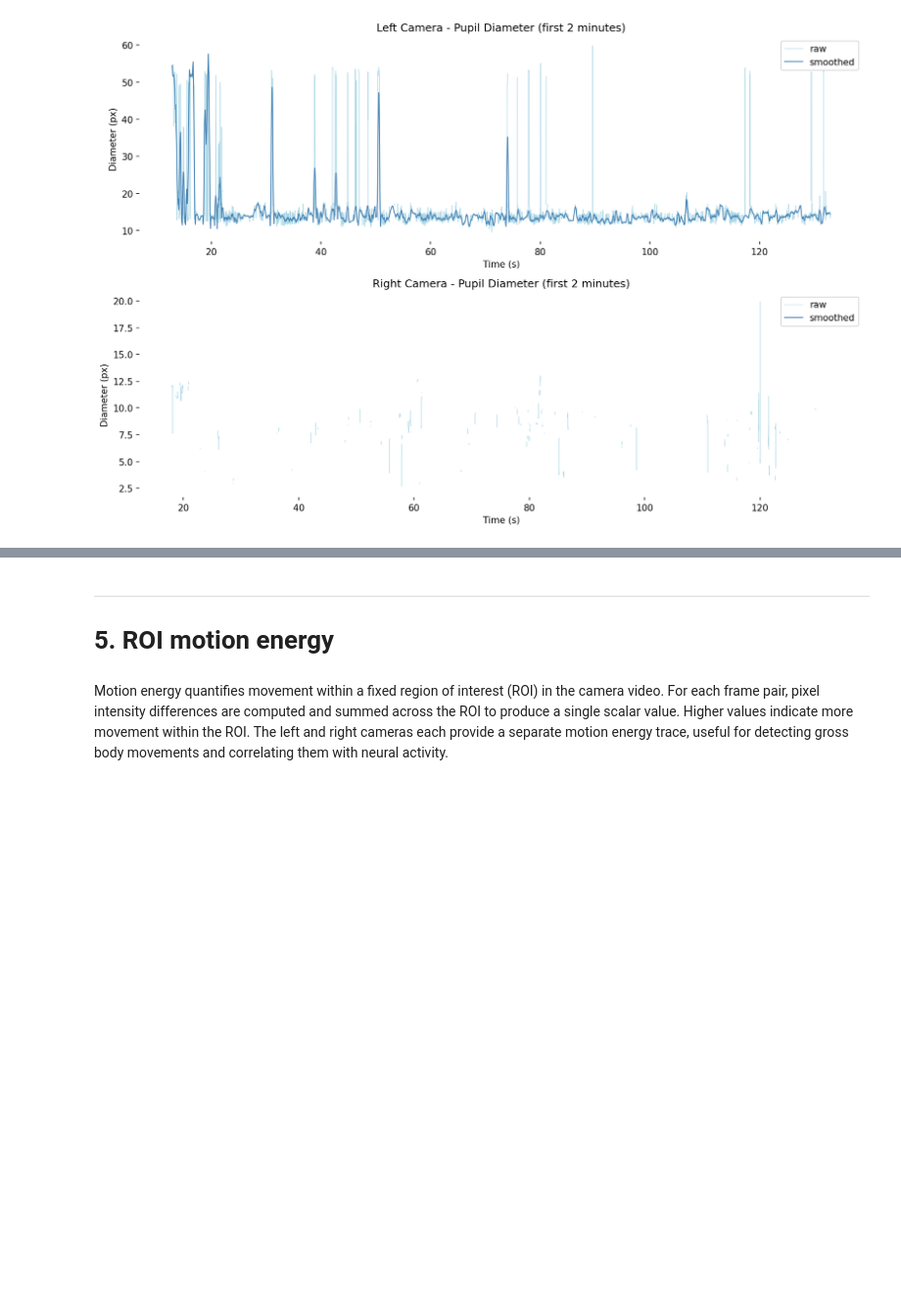
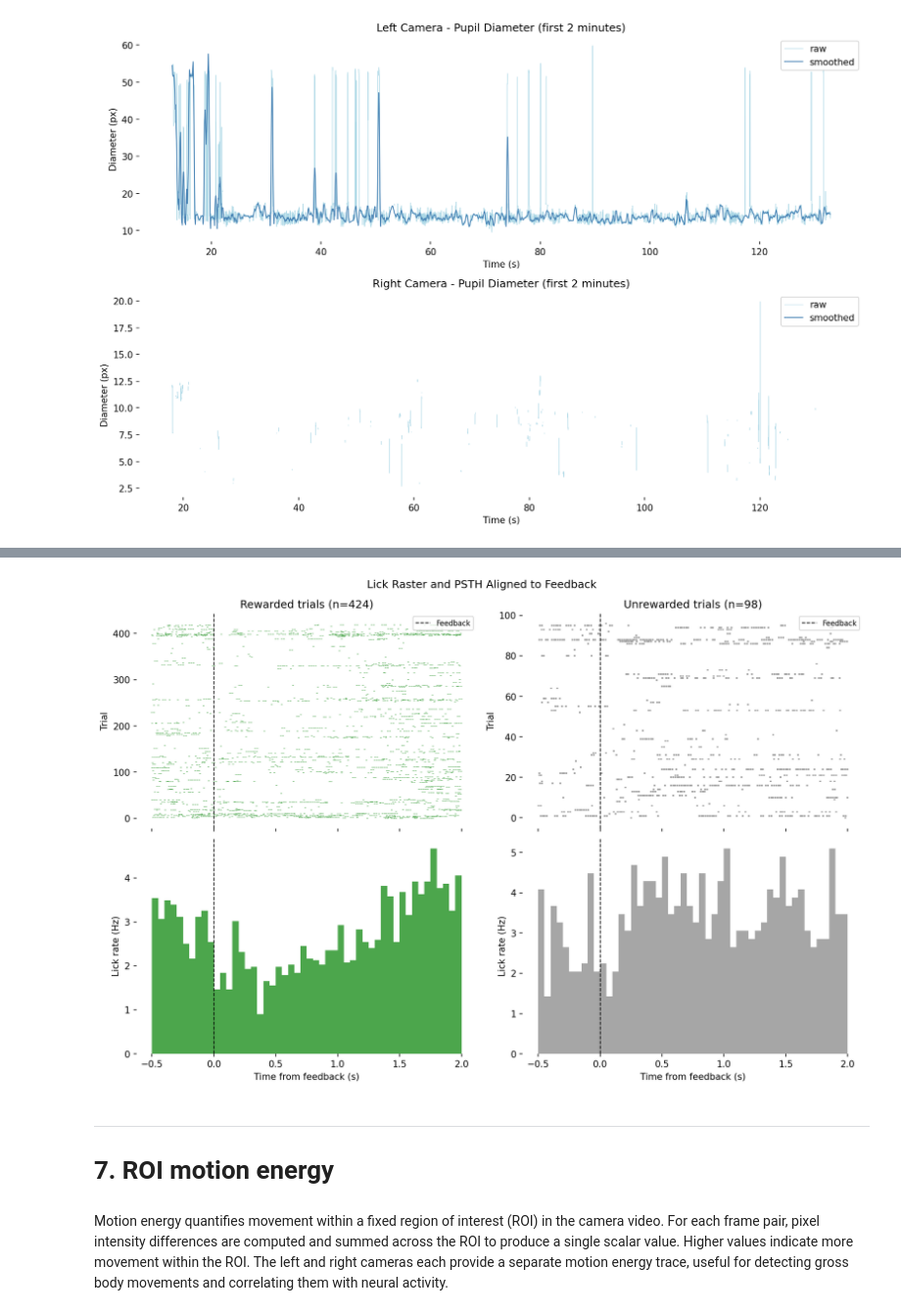
Before and after one commit to catalystneuro/IBL-mesoscope-to-nwb, a Jupyter notebook: src/ibl_mesoscope_to_nwb/mesoscope2025/tutorials/behavior.ipynb, the cells around one changed output, grey strips where cells are left out. Shown at 98% size. Cells and saved outputs as stored; diff of their text form; code cells hidden in the pictures; blank space fills up the shorter version.

```diff
--- a/src/ibl_mesoscope_to_nwb/mesoscope2025/tutorials/behavior.ipynb
+++ b/src/ibl_mesoscope_to_nwb/mesoscope2025/tutorials/behavior.ipynb
@@ -240,7 +276,66 @@ plt.show()
+# %%
+if "lick_times" in nwbfile.processing:
+    # Trial-aligned lick raster + PSTH around feedback time
+    pre_time = 0.5  # s before feedback
+    post_time = 2.0  # s after feedback
+    bin_size = 0.05  # 50 ms bins
+
+    feedback_times = nwbfile.trials["feedback_time"][:]
+    is_rewarded = nwbfile.trials["is_mouse_rewarded"][:]
+
+    bins = np.arange(-pre_time, post_time + bin_size, bin_size)
+    bin_centers = bins[:-1] + bin_size / 2
+
+    raster_rewarded, raster_unrewarded = [], []
+    psth_rewarded = np.zeros(len(bins) - 1)
+    psth_unrewarded = np.zeros(len(bins) - 1)
+
+    for t_fb, rewarded in zip(feedback_times, is_rewarded):
+        rel = lick_times[(lick_times >= t_fb - pre_time) & (lick_times <= t_fb + post_time)] - t_fb
+        counts, _ = np.histogram(rel, bins=bins)
+        if rewarded:
+            raster_rewarded.append(rel)
+            psth_rewarded += counts
+        else:
+            raster_unrewarded.append(rel)
+            psth_unrewarded += counts
+
+    n_rew = max(len(raster_rewarded), 1)
+    n_unrew = max(len(raster_unrewarded), 1)
+    psth_rewarded /= n_rew * bin_size
+    psth_unrewarded /= n_unrew * bin_size
+
+    fig, axes = plt.subplots(2, 2, figsize=(12, 8), dpi=150, sharex=True)
+
+    for col, (raster, psth, label, color) in enumerate(
+        [
+            (raster_rewarded, psth_rewarded, "Rewarded", "green"),
+            (raster_unrewarded, psth_unrewarded, "Unrewarded", "gray"),
+        ]
+    ):
+        for trial_idx, trial_lick_times in enumerate(raster):
+            axes[0, col].vlines(trial_lick_times, trial_idx - 0.4, trial_idx + 0.4, linewidth=2, color=color, alpha=0.7)
+        axes[0, col].axvline(0, color="black", linewidth=1, linestyle="--", label="Feedback")
+        axes[0, col].set_ylabel("Trial")
+        axes[0, col].set_title(f"{label} trials (n={len(raster)})")
+        axes[0, col].legend(loc="upper right", fontsize=8)
+        axes[0, col].set_frame_on(False)
+
+        axes[1, col].bar(bin_centers, psth, width=bin_size, color=color, alpha=0.7, edgecolor="none")
+        axes[1, col].axvline(0, color="black", linewidth=1, linestyle="--")
+        axes[1, col].set_xlabel("Time from feedback (s)")
+        axes[1, col].set_ylabel("Lick rate (Hz)")
+        axes[1, col].set_frame_on(False)
+
+    fig.suptitle("Lick Raster and PSTH Aligned to Feedback", fontsize=12)
+    plt.tight_layout()
+    plt.show()
+# %% [output]
+[figure, added]
 # %% [markdown]
 ---
 
-# 5. ROI motion energy <a id="RME"></a>
+# 7. ROI motion energy <a id="motion-energy"></a>
 # %% [markdown]
 Motion energy quantifies movement within a fixed region of interest (ROI) in the camera
 video. For each frame pair, pixel intensity differences are computed and summed across
```
Also changed, not shown: parts of 22 cells of this notebook.
